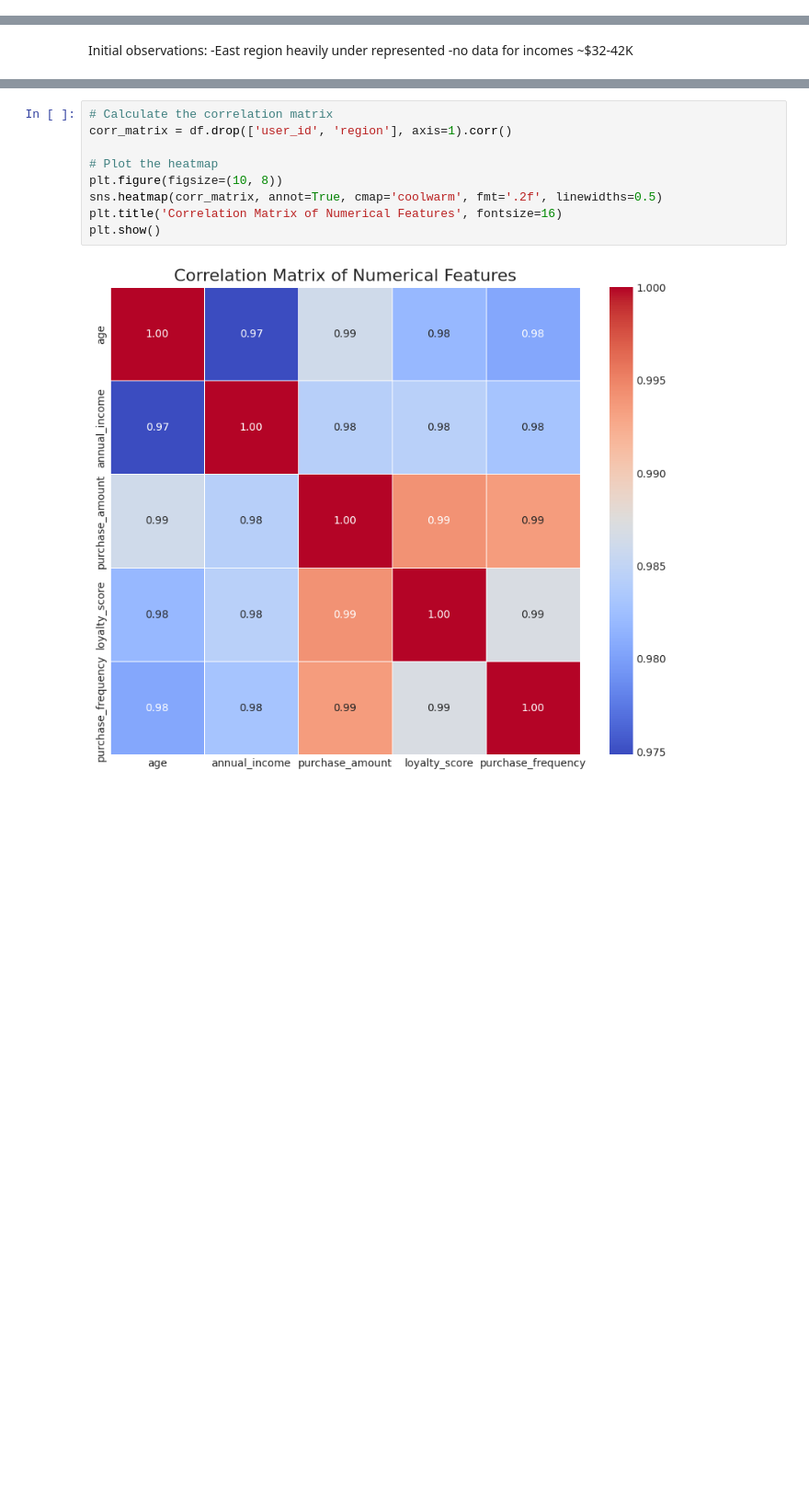
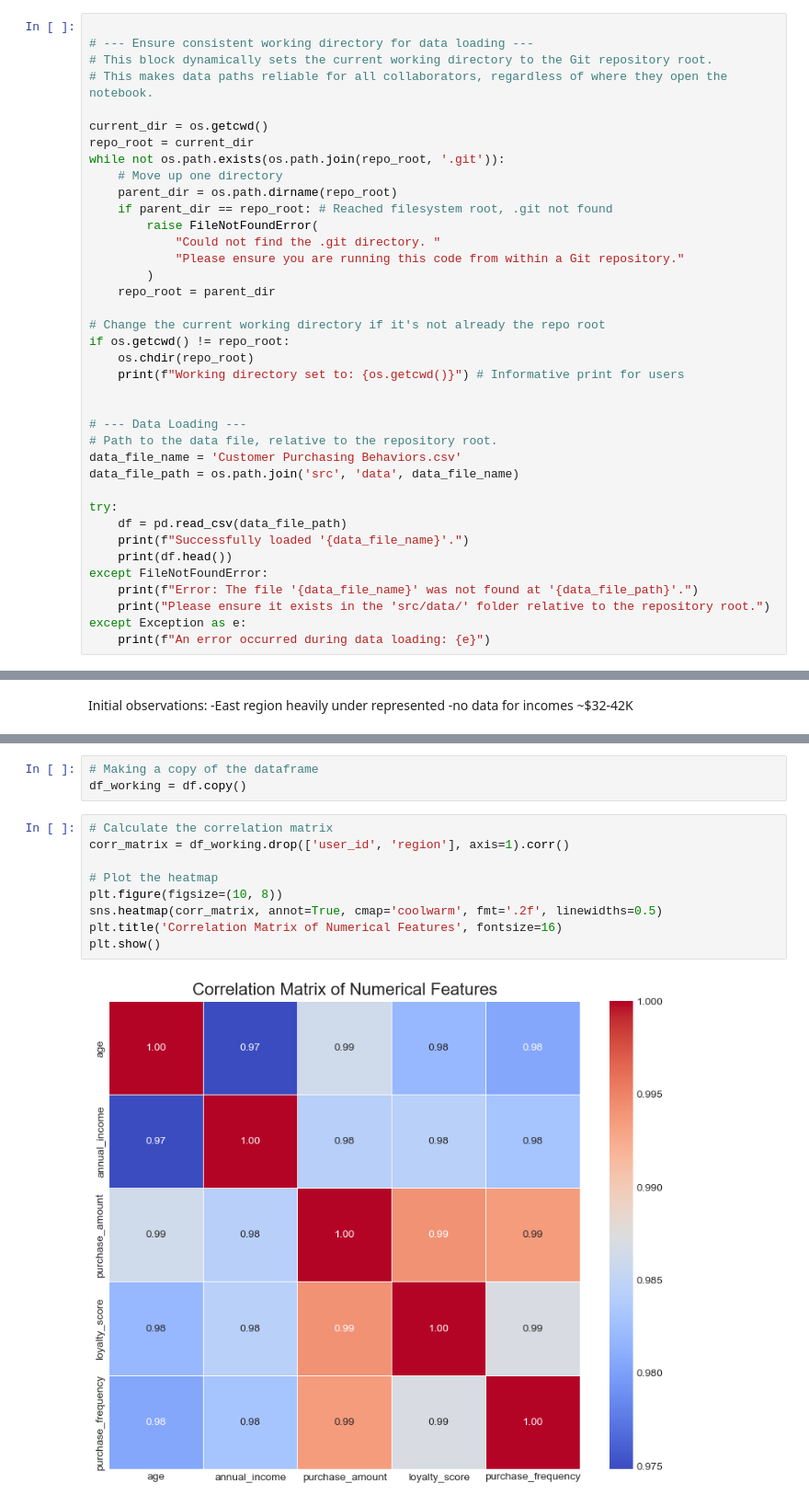
Before and after one commit to elioc1341/customer_purchasing_behaviour, a Jupyter notebook: eda/model_examination.ipynb, the cells around one changed output, grey strips where cells are left out. Shown: that part at 92% size. Drawn from its saved outputs; the diff is of its cells as text; blank space fills up the shorter version.

```diff
--- a/eda/model_examination.ipynb
+++ b/eda/model_examination.ipynb
@@ -79,0 +12,38 @@ Passing `palette` without assigning `hue` is deprecated and will be removed in v
+# %%
+
+# --- Ensure consistent working directory for data loading ---
+# This block dynamically sets the current working directory to the Git repository root.
+# This makes data paths reliable for all collaborators, regardless of where they open the notebook.
+
+current_dir = os.getcwd()
+repo_root = current_dir
+while not os.path.exists(os.path.join(repo_root, '.git')):
+    # Move up one directory
+    parent_dir = os.path.dirname(repo_root)
+    if parent_dir == repo_root: # Reached filesystem root, .git not found
+        raise FileNotFoundError(
+            "Could not find the .git directory. "
+            "Please ensure you are running this code from within a Git repository."
+        )
+    repo_root = parent_dir
+
+# Change the current working directory if it's not already the repo root
+if os.getcwd() != repo_root:
+    os.chdir(repo_root)
+    print(f"Working directory set to: {os.getcwd()}") # Informative print for users
+
+
+# --- Data Loading ---
+# Path to the data file, relative to the repository root.
+data_file_name = 'Customer Purchasing Behaviors.csv'
+data_file_path = os.path.join('src', 'data', data_file_name)
+
+try:
+    df = pd.read_csv(data_file_path)
+    print(f"Successfully loaded '{data_file_name}'.")
+    print(df.head())
+except FileNotFoundError:
+    print(f"Error: The file '{data_file_name}' was not found at '{data_file_path}'.")
+    print("Please ensure it exists in the 'src/data/' folder relative to the repository root.")
+except Exception as e:
+    print(f"An error occurred during data loading: {e}")
@@ -84,11 +178,14 @@ Initial observations:
+# %%
+# Making a copy of the dataframe
+df_working = df.copy()
 # %%
 # Calculate the correlation matrix
-corr_matrix = df.drop(['user_id', 'region'], axis=1).corr()
+corr_matrix = df_working.drop(['user_id', 'region'], axis=1).corr()
 
 # Plot the heatmap
 plt.figure(figsize=(10, 8))
 sns.heatmap(corr_matrix, annot=True, cmap='coolwarm', fmt='.2f', linewidths=0.5)
 plt.title('Correlation Matrix of Numerical Features', fontsize=16)
 plt.show()
 # %% [output]
-[figure, old version]
+[figure, new version]
```
Also changed, not shown: parts of 12 cells of this notebook.
